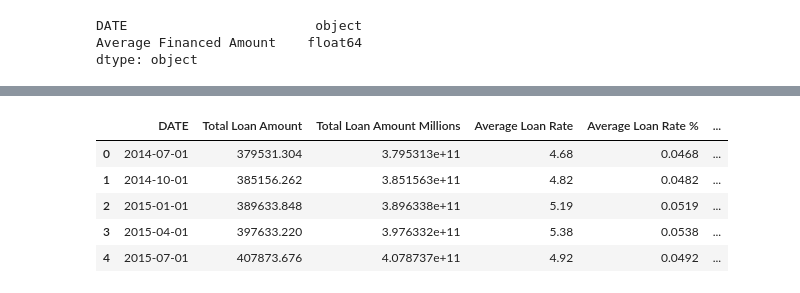
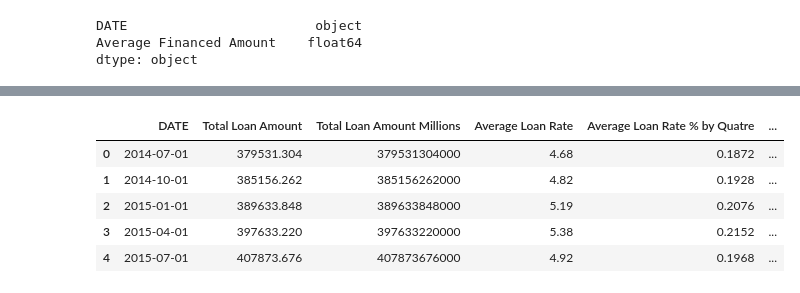
Before and after one commit to Jagar513/project_1_bootcamp, a Jupyter notebook: Automotive Loan Starter Code.ipynb, the cells around one changed output, grey strips where cells are left out. Saved outputs shown, nothing was run; the diff lists cells and outputs as text; code cells hidden in the pictures.

```diff
--- a/Automotive Loan Starter Code.ipynb
+++ b/Automotive Loan Starter Code.ipynb
@@ -34,7 +39,10 @@ total_asset_loan_value_df.head()
 | 3 | 2015-04-01 | 397633.220 |
 | 4 | 2015-07-01 | 407873.676 |
 # %%
+total_asset_loan_value_df = pd.DataFrame(total_asset_loan_value_df)
 total_asset_loan_value_df["Total Loan Amount Millions"] = total_asset_loan_value_df["Total Loan Amount"] * 1000000
-total_asset_loan_value_df.head()
+total_asset_loan_value_df = total_asset_loan_value_df.dropna()
+total_asset_loan_value_df["Total Loan Amount Millions"] = total_asset_loan_value_df["Total Loan Amount Millions"].astype('int64')
+total_asset_loan_value_df
 # %% [output]
 |  | DATE | Total Loan Amount | Total Loan Amount Millions |
@@ -65,6 +84,6 @@ average_rate_of_financed_loan_df.head()
 | 3 | 2015-04-01 | 5.38 |
 | 4 | 2015-07-01 | 4.92 |
 # %%
-average_rate_of_financed_loan_df["Average Loan Rate %"] = average_rate_of_financed_loan_df["Average Loan Rate"] / 100
+average_rate_of_financed_loan_df["Average Loan Rate % by Quatre"] = average_rate_of_financed_loan_df["Average Loan Rate"] / 100 * 4
 average_rate_of_financed_loan_df.head()
 # %% [output]
@@ -126,11 +145,11 @@ Average Financed Amount       float64
 dtype: object
 # %%
-clean_df["Revenue Generated"] = clean_df["Average Financed Amount"] * clean_df["Average Loan Rate %"] + clean_df["Average Financed Amount"]
+clean_df["Revenue Generated"] = clean_df["Average Financed Amount"] * clean_df["Average Loan Rate % by Quatre"] + clean_df["Average Financed Amount"]
 clean_df.head()
 # %% [output]
-|  | DATE | Total Loan Amount | Total Loan Amount Millions | Average Loan Rate | Average Loan Rate % | ... |
-| 0 | 2014-07-01 | 379531.304 | 3.795313e+11 | 4.68 | 0.0468 | ... |
-| 1 | 2014-10-01 | 385156.262 | 3.851563e+11 | 4.82 | 0.0482 | ... |
-| 2 | 2015-01-01 | 389633.848 | 3.896338e+11 | 5.19 | 0.0519 | ... |
-| 3 | 2015-04-01 | 397633.220 | 3.976332e+11 | 5.38 | 0.0538 | ... |
-| 4 | 2015-07-01 | 407873.676 | 4.078737e+11 | 4.92 | 0.0492 | ... |
+|  | DATE | Total Loan Amount | Total Loan Amount Millions | Average Loan Rate | Average Loan Rate % by Quatre | ... |
+| 0 | 2014-07-01 | 379531.304 | 379531304000 | 4.68 | 0.1872 | ... |
+| 1 | 2014-10-01 | 385156.262 | 385156262000 | 4.82 | 0.1928 | ... |
+| 2 | 2015-01-01 | 389633.848 | 389633848000 | 5.19 | 0.2076 | ... |
+| 3 | 2015-04-01 | 397633.220 | 397633220000 | 5.38 | 0.2152 | ... |
+| 4 | 2015-07-01 | 407873.676 | 407873676000 | 4.92 | 0.1968 | ... |
```
Also changed, not shown: parts of 12 cells of this notebook.
